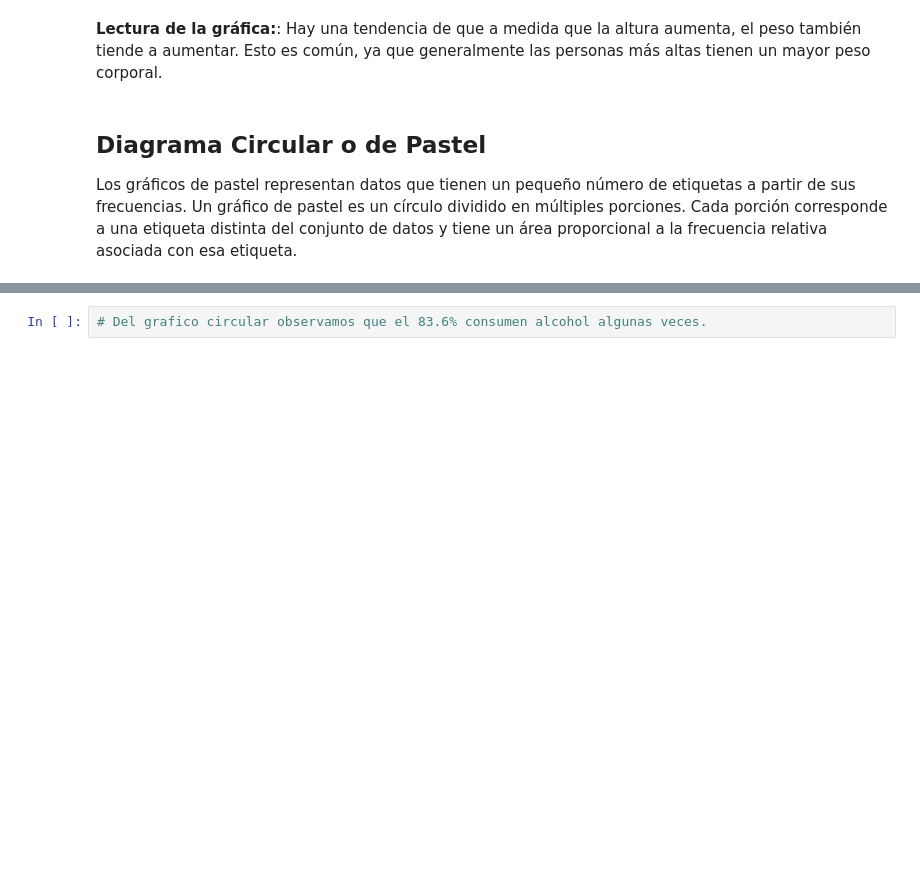
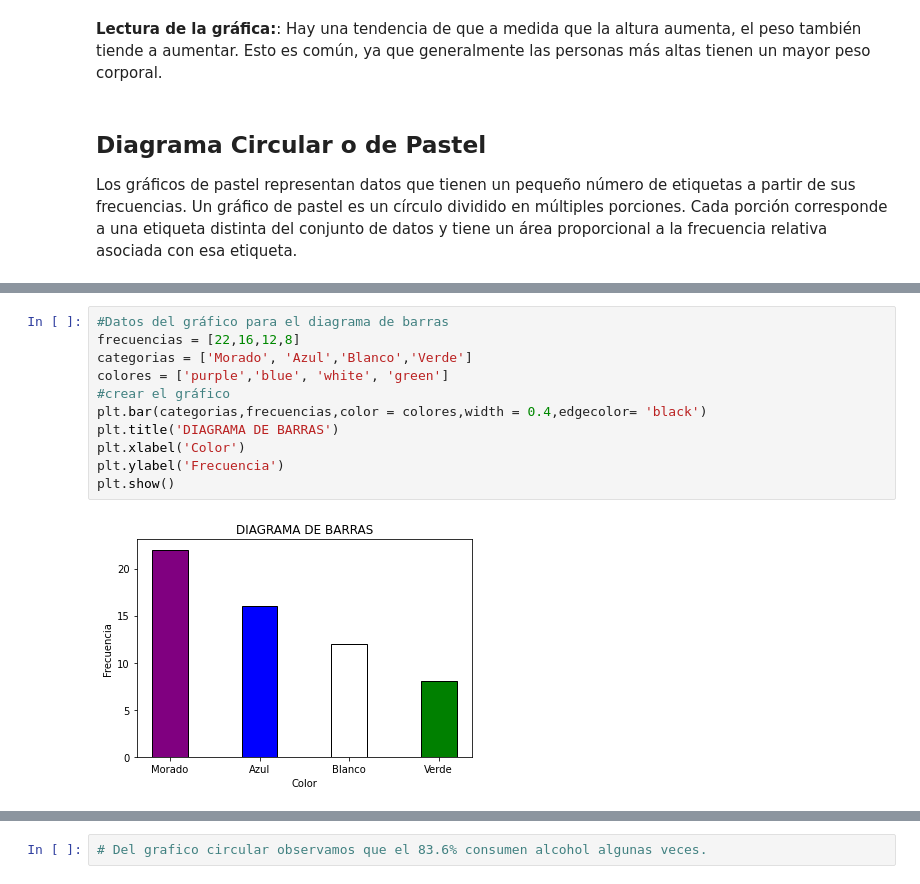
Before and after one commit to waalzate/StatisticsJala, a Jupyter notebook: Semana2-RepresentacionesVisuales/Semana2_RepresentacionesVisuales.ipynb, the cells around one changed output, grey strips where cells are left out. Cells and saved outputs as stored; diff of their text form; blank space fills up the shorter version.

```diff
--- a/Semana2-RepresentacionesVisuales/Semana2_RepresentacionesVisuales.ipynb
+++ b/Semana2-RepresentacionesVisuales/Semana2_RepresentacionesVisuales.ipynb
@@ -271,0 +389,13 @@ Los gráficos de pastel representan datos que tienen un pequeño número de etiq
+# %%
+#Datos del gráfico para el diagrama de barras
+frecuencias = [22,16,12,8]
+categorias = ['Morado', 'Azul','Blanco','Verde']
+colores = ['purple','blue', 'white', 'green']
+#crear el gráfico
+plt.bar(categorias,frecuencias,color = colores,width = 0.4,edgecolor= 'black')
+plt.title('DIAGRAMA DE BARRAS')
+plt.xlabel('Color')
+plt.ylabel('Frecuencia')
+plt.show()
+# %% [output]
+[figure, added]
```
Also changed, not shown: parts of 21 cells of this notebook, 2 other files.
